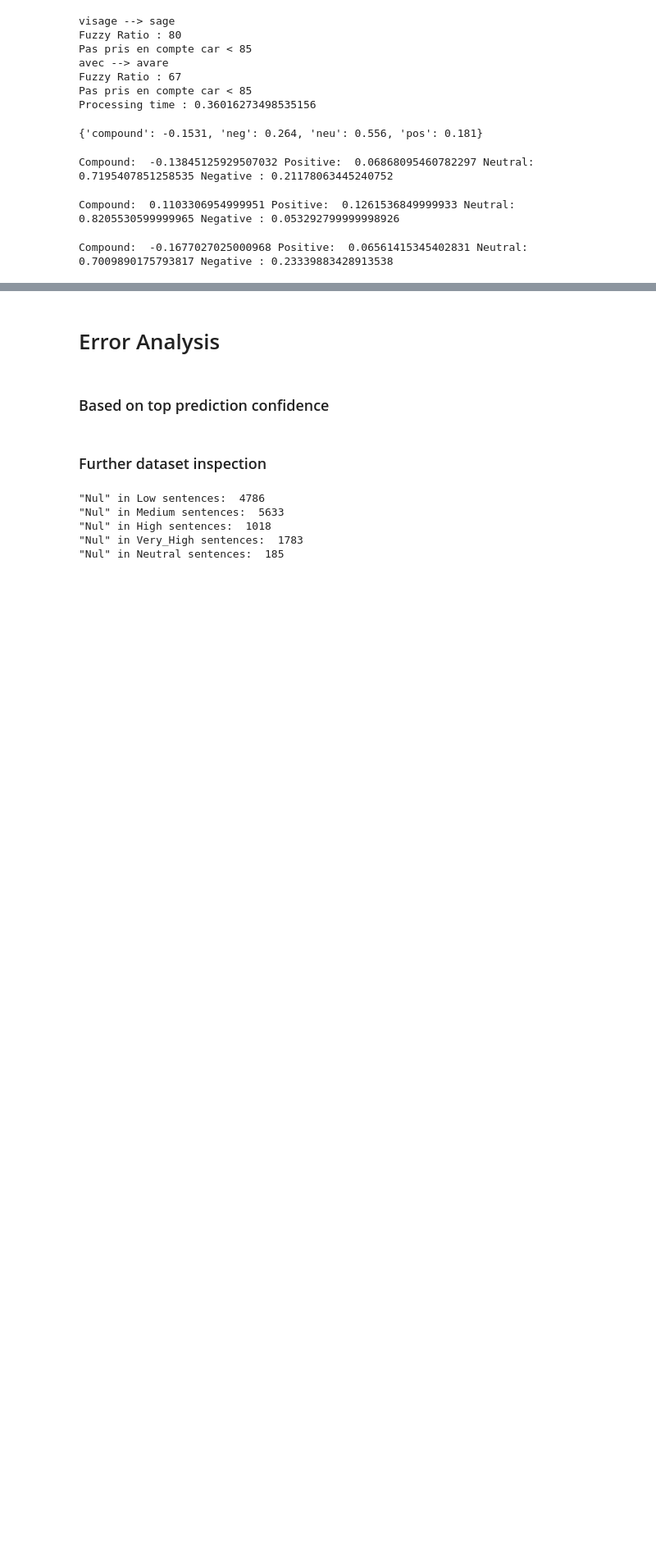
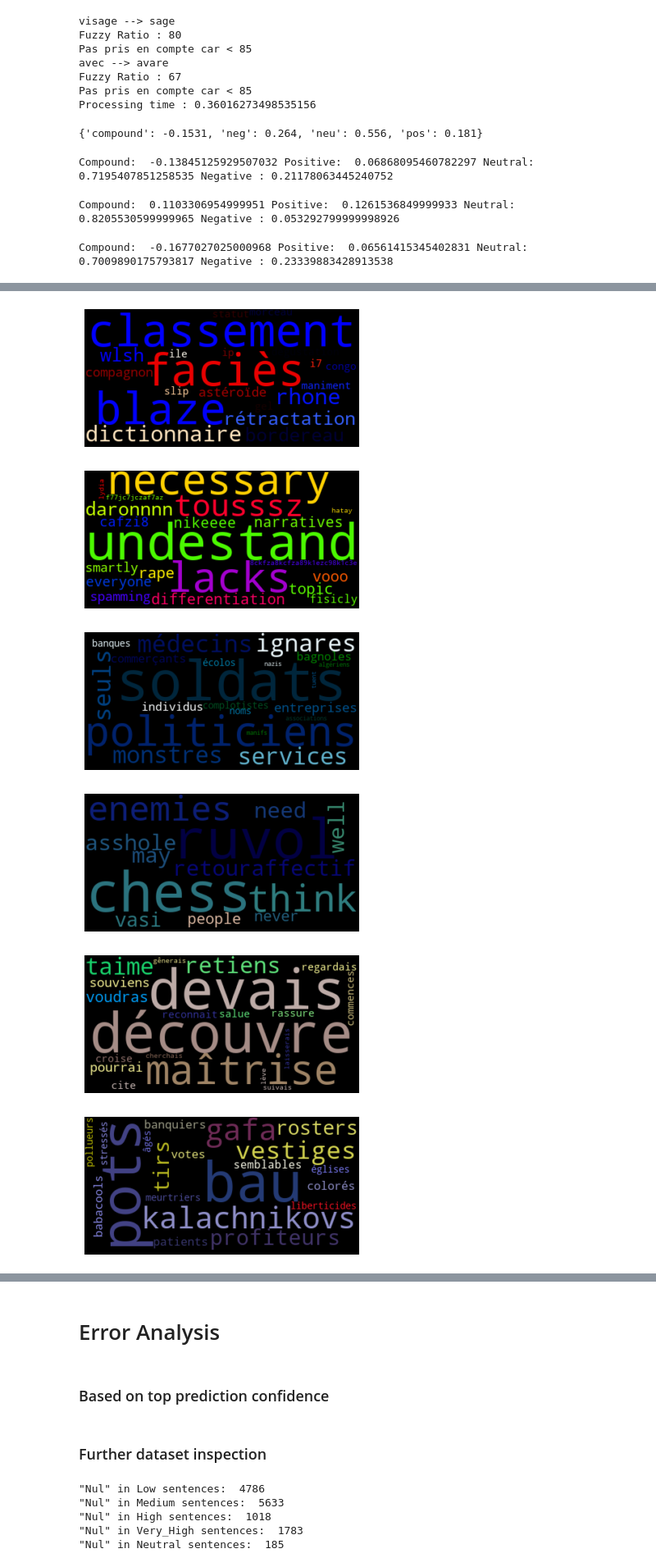
Before and after one commit to d-roland/toxicityDetection, a Jupyter notebook: CS224n_Toxicity_Detection.ipynb, the cells around one changed output, grey strips where cells are left out. Shown at 82% size. Cells and saved outputs as stored; diff of their text form; code cells hidden in the pictures; blank space fills up the shorter version.

```diff
--- a/CS224n_Toxicity_Detection.ipynb
+++ b/CS224n_Toxicity_Detection.ipynb
@@ -4436,0 +4520,27 @@ pronouns_mapping
+# %%
+#Create classifier model using transformer layer
+
+embed_dim = 32  # Embedding size for each token
+num_heads = 2  # Number of attention heads
+ff_dim = 32  # Hidden layer size in feed forward network inside transformer
+
+input1 = layers.Input(shape=(maxlen,))
+embedding_layer = TokenAndPositionEmbedding(maxlen, vocab_size, embed_dim)
+x = embedding_layer(input1)
+transformer_block = TransformerBlock(embed_dim, num_heads, ff_dim)
+x = transformer_block(x)
+x = layers.GlobalAveragePooling1D()(x)
+x = layers.Dropout(0.1)(x)
+x = layers.Dense(EMBEDDING_DIM, activation="relu")(x)
+dense1 = layers.Dropout(0.1)(x)
+
+input2 = Input(shape=(3,))
+dense2 = Dense(EMBEDDING_DIM, activation='relu')(input2)
+
+input3 = Input(shape=(4,))
+dense3 = Dense(EMBEDDING_DIM, activation='relu')(input3)
+
+dense = Concatenate()([dense1, dense2, dense3])
+out = Dense(7, activation='softmax')(dense)
+targ_transfo_model = keras.Model(inputs = [input1, input2, input3], outputs = out)
+targ_transfo_model.compile(optimizer='adam', loss='categorical_crossentropy', metrics=['acc'])
@@ -6509,0 +6734,10 @@ Compound:  -0.1677027025000968 Positive:  0.06561415345402831 Neutral:  0.700989
+# %%
+w2v_model_hateful = gensim.models.Word2Vec(sentences=final_dataset["finalSentence"].loc[final_dataset["Class"] == 1], size=EMBEDDING_DIM, window=5, min_count=5)
+w2v_model_neutral = gensim.models.Word2Vec(sentences=final_dataset["finalSentence"].loc[final_dataset["Class"] == 0], size=EMBEDDING_DIM, window=5, min_count=5)
+# %%
+centers_hateful, clusters_hateful = clustering_on_wordvecs(w2v_model_hateful.wv.syn0, NUM_CLUSTERS)
+centroid_map_hateful = dict(zip(w2v_model_hateful.wv.index2word, clusters_hateful))
+# %%
+#Getting words in each cluster that are closest to the cluster center
+top_words_hateful = get_top_words(w2v_model_hateful.wv.index2word, 20, centers_hateful, w2v_model_hateful.wv.syn0)
+top_words_hateful
@@ -6509,0 +6762,12 @@ Compound:  -0.1677027025000968 Positive:  0.06561415345402831 Neutral:  0.700989
+# %%
+#Displaying clusters via WordClouds
+for fi in range(NUM_CLUSTERS):
+    col = next(cmaps)
+    display_cloud(fi+1, col, top_words_hateful)
+# %% [output]
+[figure, added]
+[figure, added]
+[figure, added]
+[figure, added]
+[figure, added]
+[figure, added]
```
Also changed, not shown: parts of 26 cells of this notebook.
